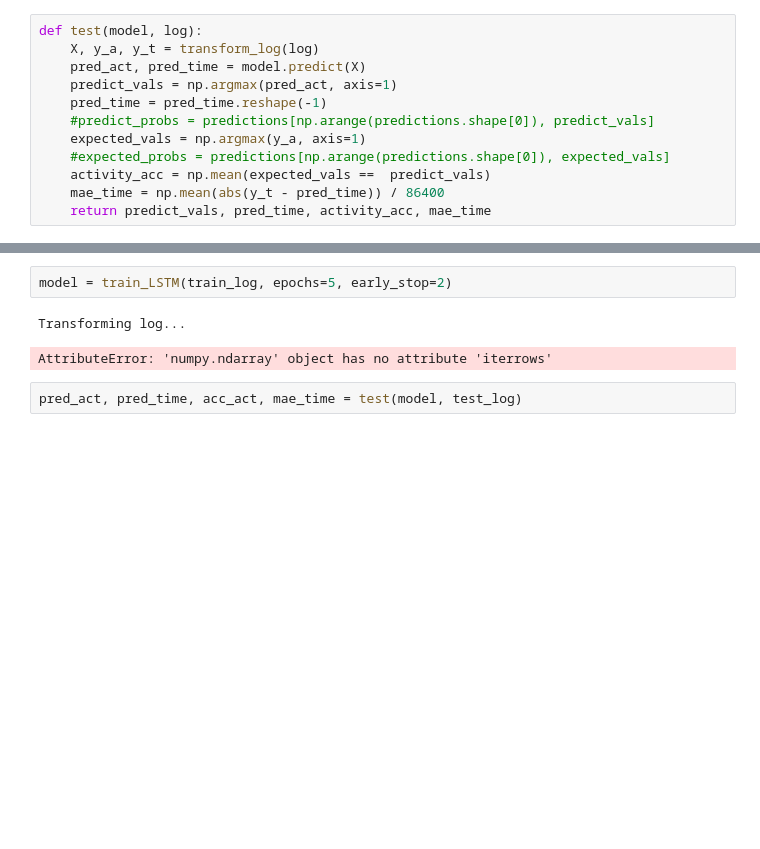
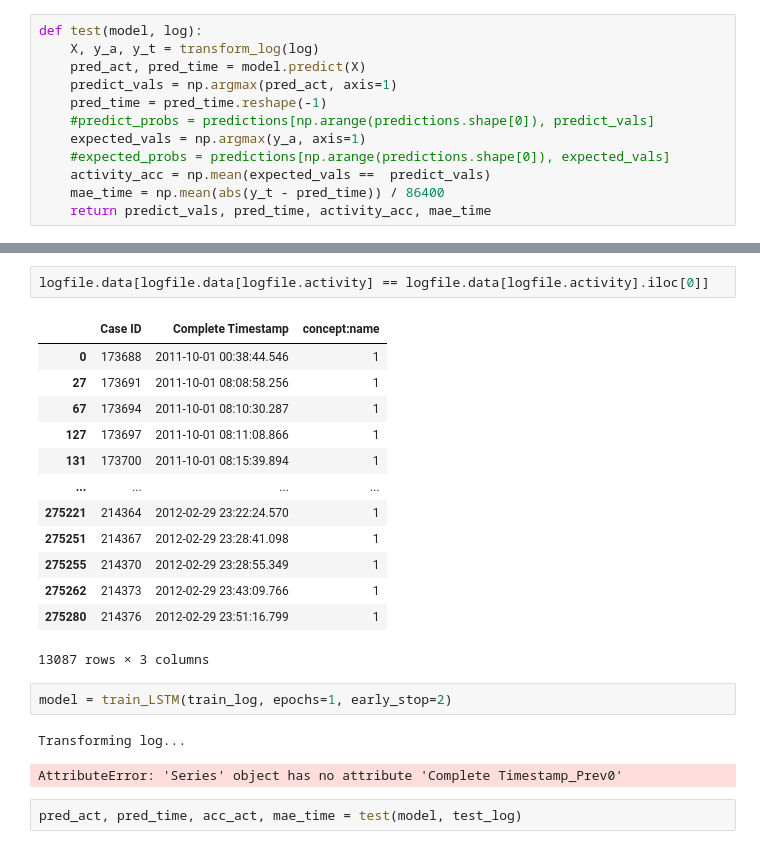
Before and after one commit to daangouw/Process-Mining, a Jupyter notebook: Deliv_Notebook.ipynb, the cells around one changed output, grey strips where cells are left out. Saved outputs shown, nothing was run; the diff lists cells and outputs as text; blank space fills up the shorter version.

```diff
--- a/Deliv_Notebook.ipynb
+++ b/Deliv_Notebook.ipynb
@@ -583,8 +569,24 @@ See the caveats in the documentation: https://pandas.pydata.org/pandas-docs/stab
+# %%
+logfile.data[logfile.data[logfile.activity] == logfile.data[logfile.activity].iloc[0]]
+# %% [output]
+|  | Case ID | Complete Timestamp | concept:name |
+| 0 | 173688 | 2011-10-01 00:38:44.546 | 1 |
+| 27 | 173691 | 2011-10-01 08:08:58.256 | 1 |
+| 67 | 173694 | 2011-10-01 08:10:30.287 | 1 |
+| 127 | 173697 | 2011-10-01 08:11:08.866 | 1 |
+| 131 | 173700 | 2011-10-01 08:15:39.894 | 1 |
+| ... | ... | ... | ... |
+| 275221 | 214364 | 2012-02-29 23:22:24.570 | 1 |
+| 275251 | 214367 | 2012-02-29 23:28:41.098 | 1 |
+| 275255 | 214370 | 2012-02-29 23:28:55.349 | 1 |
+| 275262 | 214373 | 2012-02-29 23:43:09.766 | 1 |
+| 275280 | 214376 | 2012-02-29 23:51:16.799 | 1 |
+13087 rows × 3 columns
 # %%
-model = train_LSTM(train_log, epochs=5, early_stop=2)
+model = train_LSTM(train_log, epochs=1, early_stop=2)
 # %% [output]
 Transforming log...
-AttributeError: 'numpy.ndarray' object has no attribute 'iterrows'
+AttributeError: 'Series' object has no attribute 'Complete Timestamp_Prev0'
 # %%
 pred_act, pred_time, acc_act, mae_time = test(model, test_log)
 # %%
```
Also changed, not shown: parts of 30 cells of this notebook, 2 other files.
